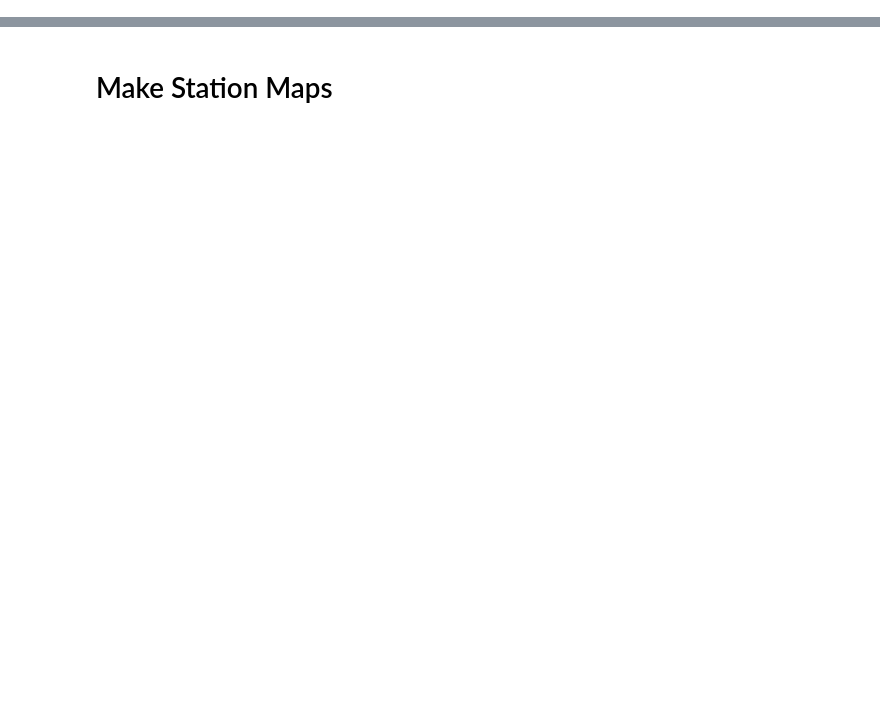
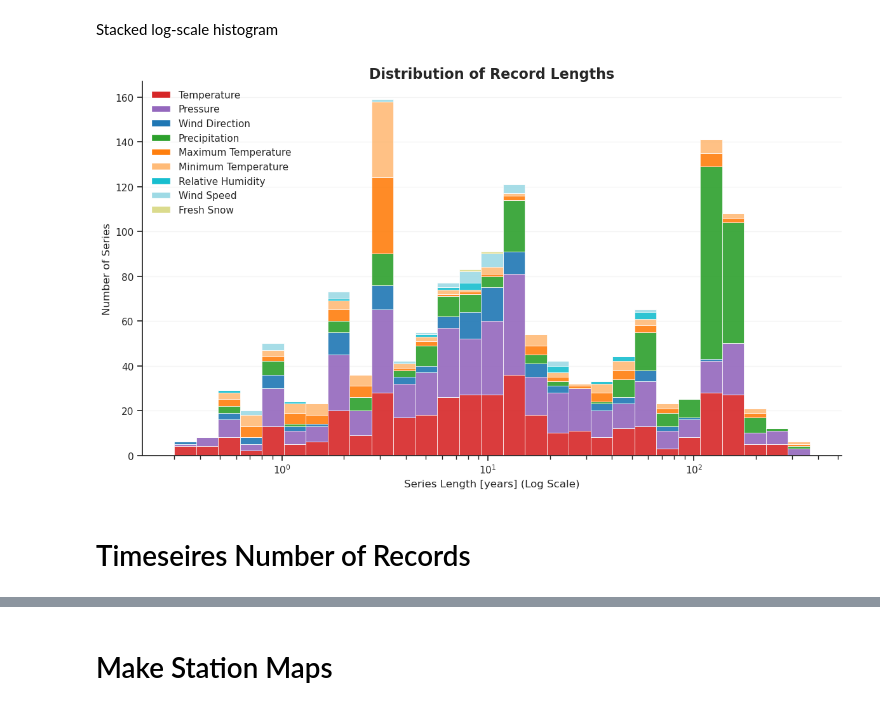
Before and after one commit to carlotatrx/dataprep, a Jupyter notebook: plots4paper.ipynb, the cells around one changed output, grey strips where cells are left out. Drawn from its saved outputs; the diff is of its cells as text; code cells hidden in the pictures; blank space fills up the shorter version.

```diff
--- a/plots4paper.ipynb
+++ b/plots4paper.ipynb
@@ -295,0 +225,72 @@ Precipitation & Paris & 1665-2-1 & Pliemon, T., Foelsche, U., Rohr, C., & Pfiste
+# %% [markdown]
+Stacked log-scale histogram
+# %%
+from matplotlib.patches import Patch
+df = pd.read_csv("sef_series_summary_v2.csv")
+df_filtered = df[df["variable"].isin(importance_order)].copy()
+df_filtered["variable_long"] = df_filtered["variable"].map(mapping)
+
+# Importance order: Temperature (ta) first, Snow (fs) last
+# To put Temperature on the BOTTOM of the bars, we must reverse this for hue_order
+bars_stack_order = [mapping[v] for v in importance_order if v in df_filtered["variable"].unique()][::-1]
+
+current_palette = [color_map.get(name, '#7f7f7f') for name in bars_stack_order]
+
+# Setup figure
+sns.set_theme(style="ticks")
+fig, ax = plt.subplots(figsize=(12, 7))
+
+# Logarithmic binning
+min_val = max(0.3, df_filtered["span_years"].min())
+max_val = df_filtered["span_years"].max()
+log_bins = np.logspace(np.log10(min_val), np.log10(max_val), 30)
+
+# Reverse the long_names_order for the BARS
+# This puts the first item (Temperature) at the bottom of the stack
+colors = sns.color_palette("tab10", len(bars_stack_order))
+
+sns.histplot(
+    data=df_filtered,
+    x="span_years",
+    hue="variable_long",
+    hue_order=bars_stack_order, # Using reversed order for stacking logic
+    bins=log_bins,
+    multiple="stack",
+    palette=current_palette,
+    edgecolor="white",
+    linewidth=0.5,
+    alpha=0.9,
+    legend=False,
+    ax=ax
+)
+# 4. BUILD THE MANUAL LEGEND
+# We want the legend to show Most Important at the top.
+# Since bars_stack_order is reversed, we reverse the colors too.
+legend_elements = [
+    Patch(facecolor=color_map[label], edgecolor='white', label=label)
+    for label, color in zip(bars_stack_order[::-1], colors[::-1])
+]
+
+ax.legend(
+    handles=legend_elements,
+    loc='upper left',
+    bbox_to_anchor=(0, 1),
+    frameon=False
+)
+
+ax.set_xscale("log")
+ax.set_title("Distribution of Record Lengths", fontsize=16, fontweight='bold', pad=-20)
+ax.set_xlabel("Series Length [years] (Log Scale)", fontsize=12)
+ax.set_ylabel("Number of Series", fontsize=12)
+
+# Remove vertical grid lines, keep subtle horizontal ones
+ax.grid(True, which="major", axis="y", linestyle='-', alpha=0.2)
+sns.despine()
+
+plt.tight_layout()
+plt.savefig("image/series_length_histogram_stacked.svg", dpi=600, bbox_inches='tight')
+plt.show()
+# %% [output]
+[figure, added]
+# %% [markdown]
+# Timeseires Number of Records
```
Also changed, not shown: parts of 39 cells of this notebook, 7 other files.
